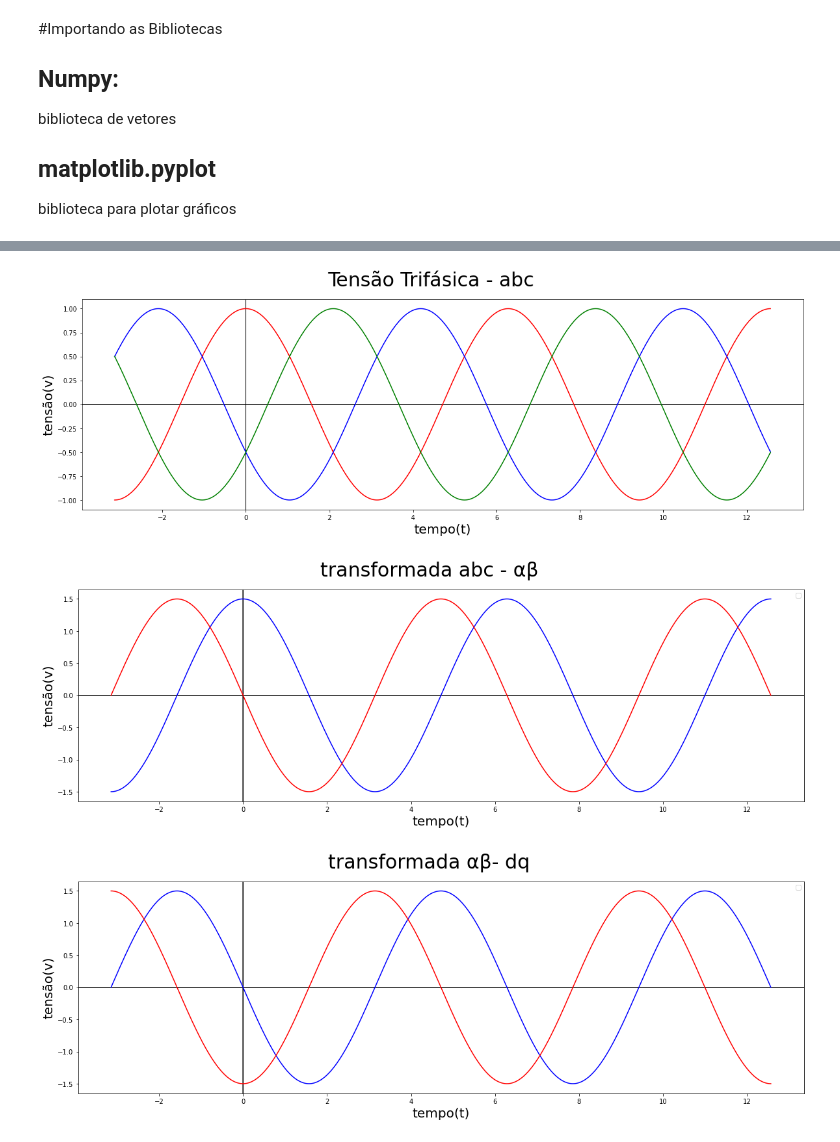
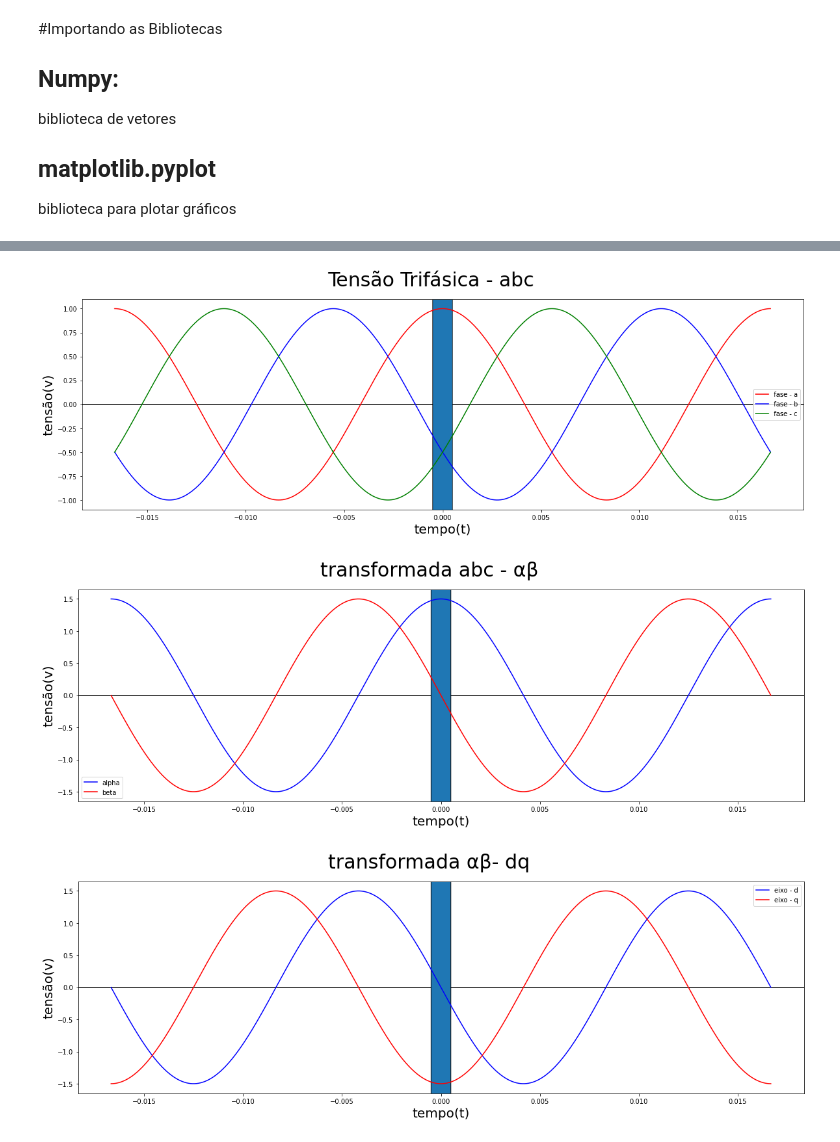
Before and after one commit to Lucas20santos/GoogleColab, a Jupyter notebook: Untitled7.ipynb, the cells around one changed output, grey strips where cells are left out. Cells and saved outputs as stored; diff of their text form; code cells hidden in the pictures.

```diff
--- a/Untitled7.ipynb
+++ b/Untitled7.ipynb
@@ -29,29 +81,30 @@ print(2 * PI * 60)
 # %%
-t = np.arange(- PI , 4 * PI + 0.0001, 0.0001)
-w = 2 * PI * 60
-za = np.cos(1 * t)
-zb = np.cos(1 * t + (2 * PI / 3))
-zc = np.cos(1 * t - (2 * PI / 3))
+I = - 2 * PI / w
+F = 2 * PI / w
+t = np.arange(I , F + 0.000001, 0.000001)
+za = np.cos(w * t)
+zb = np.cos(w * t + (2 * PI / 3))
+zc = np.cos(w * t - (2 * PI / 3))
 # %%
 fig = plt.figure(figsize=(20, 6))
 
 plt.plot(t, za, '-r')
 plt.plot(t, zb, '-b')
 plt.plot(t, zc, '-g')
 plt.suptitle('Tensão Trifásica - abc', fontsize=30)
 plt.ylabel('tensão(v)', fontsize=20)
 plt.xlabel('tempo(t)', fontsize=20)
+plt.legend(['fase - a', 'fase - b', 'fase - c'])
 plt.arrow(-4, 0, 30, 0)
 plt.arrow(0, -1.5, 0, 3)
 plt.show()
 # %% [output]
-[figure, old version]
+[figure, new version]
 # %%
 z_alpha = 1 * za - (1/2) * zb - (1/2) * zc
 z_beta  = 0 * za + (np.power(3, 1/2)/2) * zb - (np.power(3, 1/2)/2) * zc
 
 fig = plt.figure(figsize=(20, 6))
-plt.legend(["alpha", "beta"])
 plt.suptitle('transformada abc - αβ', fontsize=30)
 plt.plot(t, z_alpha, '-b')
 plt.plot(t, z_beta, '-r')
@@ -59,16 +112,16 @@ plt.ylabel('tensão(v)', fontsize=20)
 plt.xlabel('tempo(t)', fontsize=20)
 plt.arrow(-4, 0, 30, 0)
 plt.arrow(0, -2, 0, 4)
+plt.legend(["alpha", "beta"])
 plt.show()
 # %% [output]
-[figure, old version]
+[figure, new version]
 # %%
 teta = 90 * PI / 180
 zd = z_alpha * np.cos(teta) + z_beta * np.sin(teta)
 zq = - z_alpha * np.sin(teta) + z_beta * np.cos(teta)
 
 fig = plt.figure(figsize=(20, 6))
-plt.legend(["d", "q"])
 plt.suptitle('transformada αβ- dq', fontsize=30)
 plt.plot(t, zd, '-b')
 plt.plot(t, zq, '-r')
@@ -76,6 +129,7 @@ plt.ylabel('tensão(v)', fontsize=20)
 plt.xlabel('tempo(t)', fontsize=20)
 plt.arrow(-4, 0, 30, 0)
 plt.arrow(0, -2, 0, 4)
+plt.legend(["eixo - d", "eixo - q"])
 plt.show()
 # %% [output]
-[figure, old version]
+[figure, new version]
```
Also changed, not shown: parts of 13 cells of this notebook.
